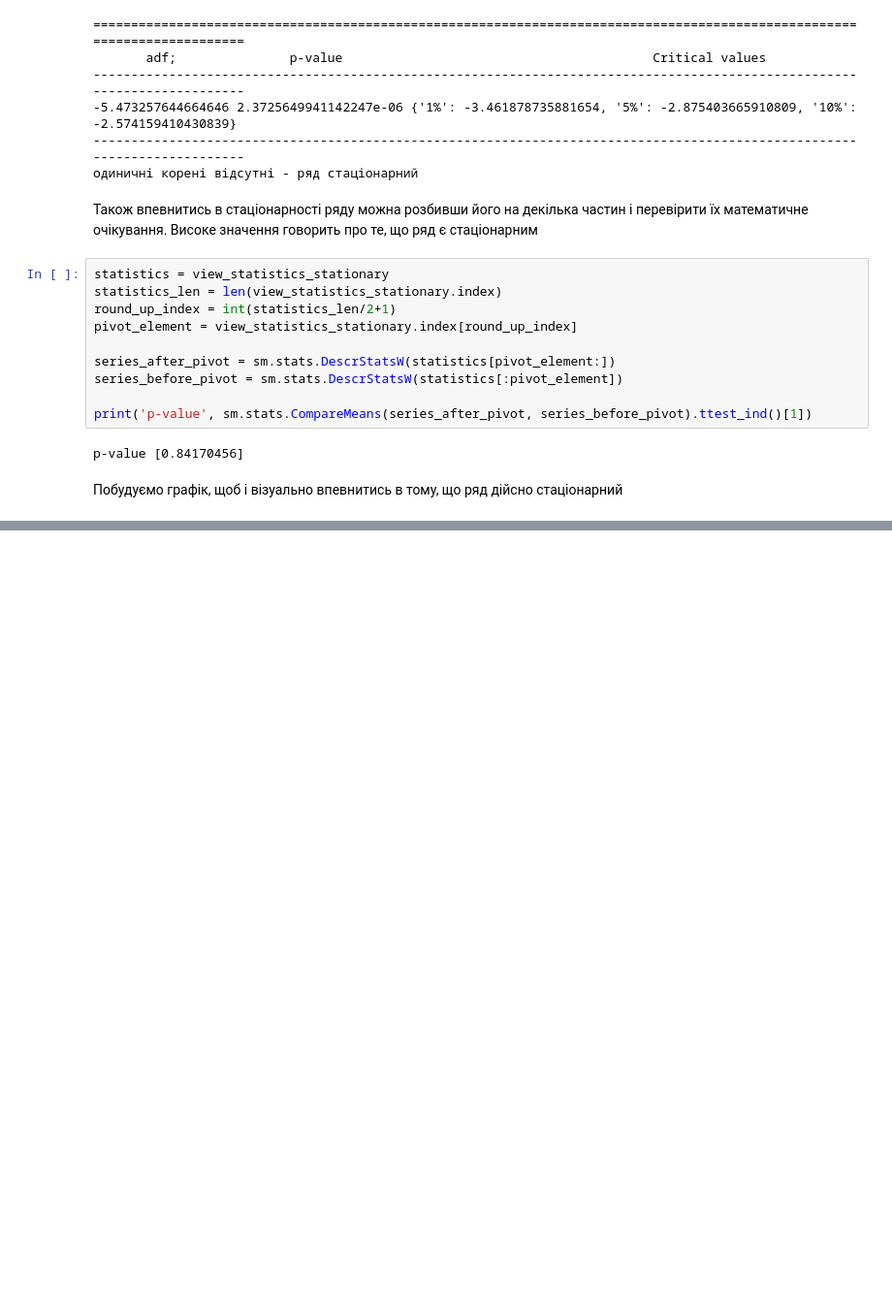
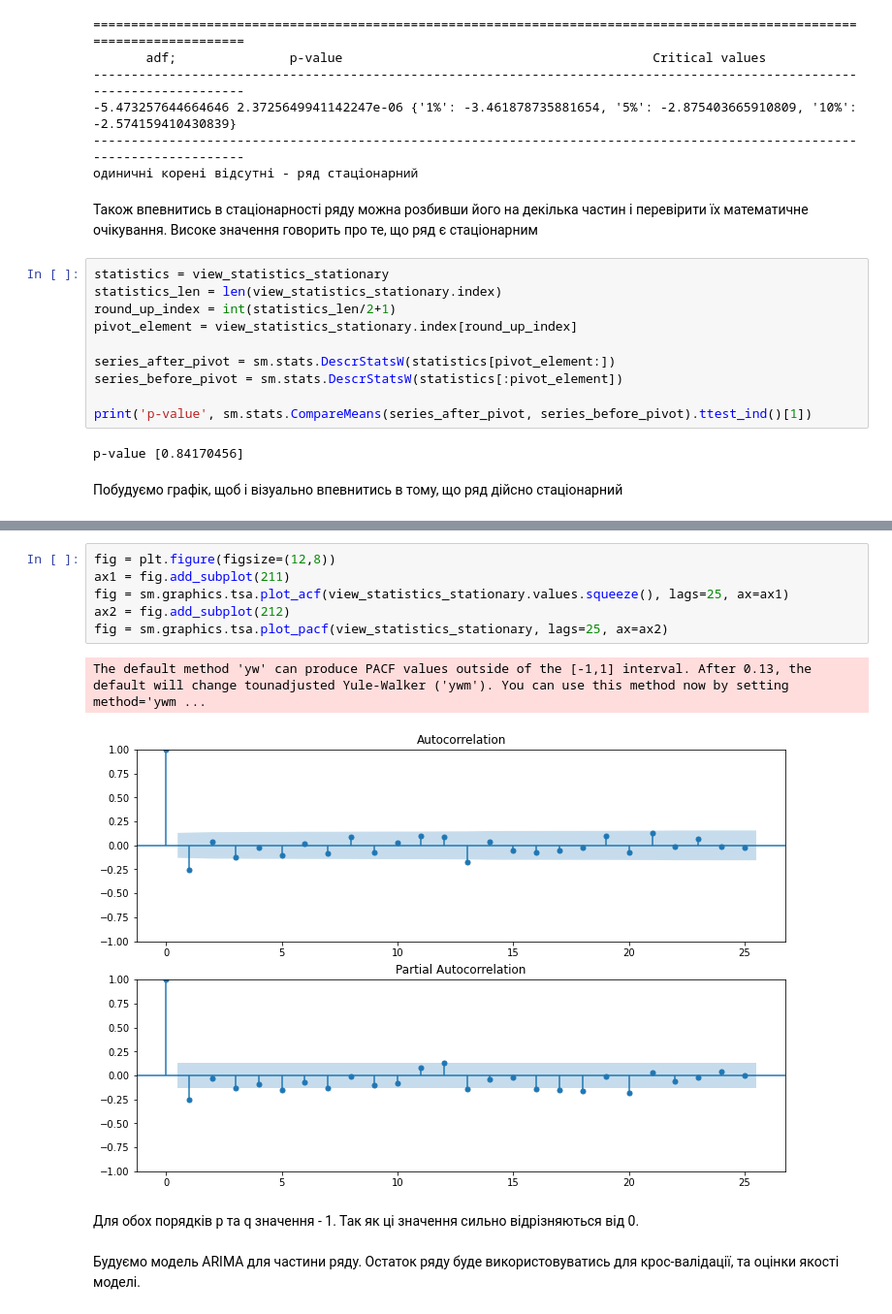
Before and after one commit to markbugatti/arima-basic-diploma, a Jupyter notebook: analyze_views.ipynb, the cells around one changed output, grey strips where cells are left out. Shown at 97% size. Saved outputs shown, nothing was run; the diff lists cells and outputs as text; blank space fills up the shorter version.

```diff
--- a/analyze_views.ipynb
+++ b/analyze_views.ipynb
@@ -210,0 +222,13 @@ plotly_df(view_statistics_stationary, title="views")
+# %%
+fig = plt.figure(figsize=(12,8))
+ax1 = fig.add_subplot(211)
+fig = sm.graphics.tsa.plot_acf(view_statistics_stationary.values.squeeze(), lags=25, ax=ax1)
+ax2 = fig.add_subplot(212)
+fig = sm.graphics.tsa.plot_pacf(view_statistics_stationary, lags=25, ax=ax2)
+# %% [output]
+The default method 'yw' can produce PACF values outside of the [-1,1] interval. After 0.13, the default will change tounadjusted Yule-Walker ('ywm'). You can use this method now by setting method='ywm ...
+[figure, added]
+# %% [markdown]
+Для обох порядків p та q значення - 1. Так як ці значення сильно відрізняються від 0.\
+\
+Будуємо модель ARIMA для частини ряду. Остаток ряду буде використовуватись для крос-валідації, та оцінки якості моделі.
```
Also changed, not shown: parts of 8 cells of this notebook.
